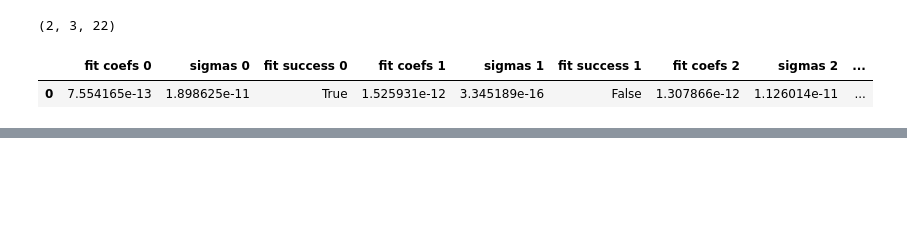
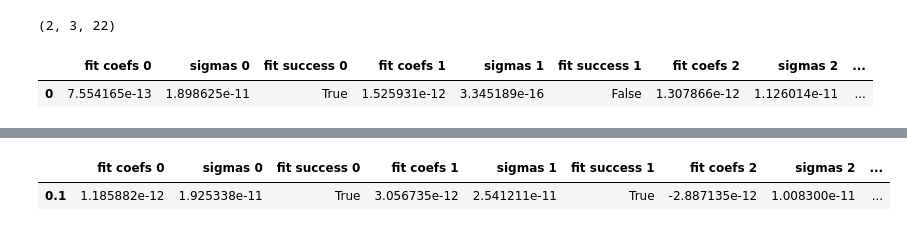
Before and after one commit to charlesblakemore/opt_lev_analysis, a Jupyter notebook: scripts/microgravity/grav_util_2_wtf.ipynb, the cells around one changed output, grey strips where cells are left out. Cells and saved outputs as stored; diff of their text form; code cells hidden in the pictures; blank space fills up the shorter version.

```diff
--- a/scripts/microgravity/grav_util_2_wtf.ipynb
+++ b/scripts/microgravity/grav_util_2_wtf.ipynb
@@ -70,0 +116,5 @@ dft[0:1]
+# %%
+df1
+# %% [output]
+|  | fit coefs 0 | sigmas 0 | fit success 0 | fit coefs 1 | sigmas 1 | fit success 1 | fit coefs 2 | sigmas 2 | ... |
+| 0.1 | 1.185882e-12 | 1.925338e-11 | True | 3.056735e-12 | 2.541211e-11 | True | -2.887135e-12 | 1.008300e-11 | ... |
```
Also changed, not shown: parts of 26 cells of this notebook, 1 other file.
